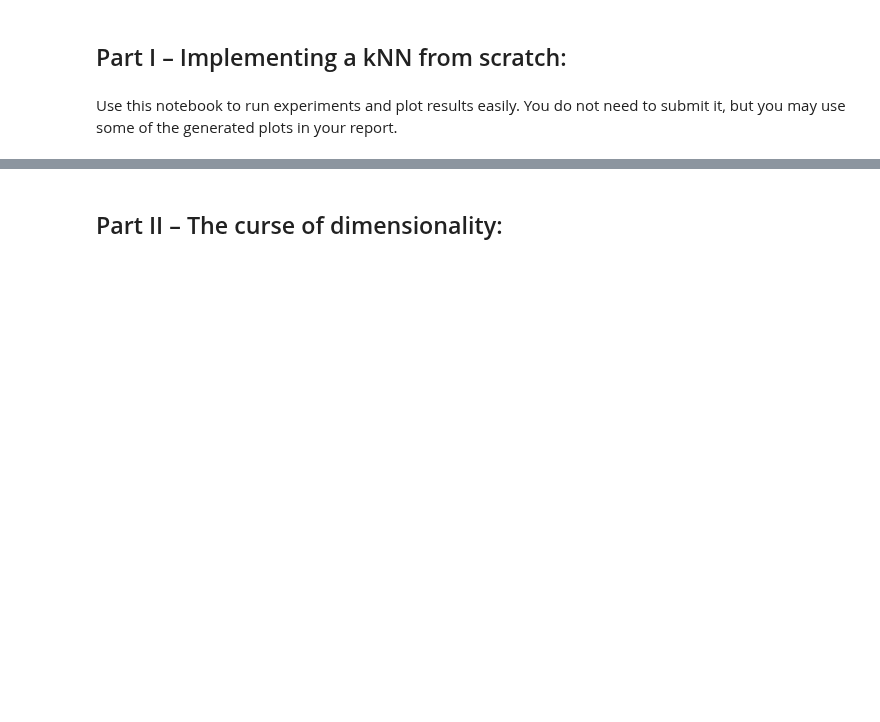
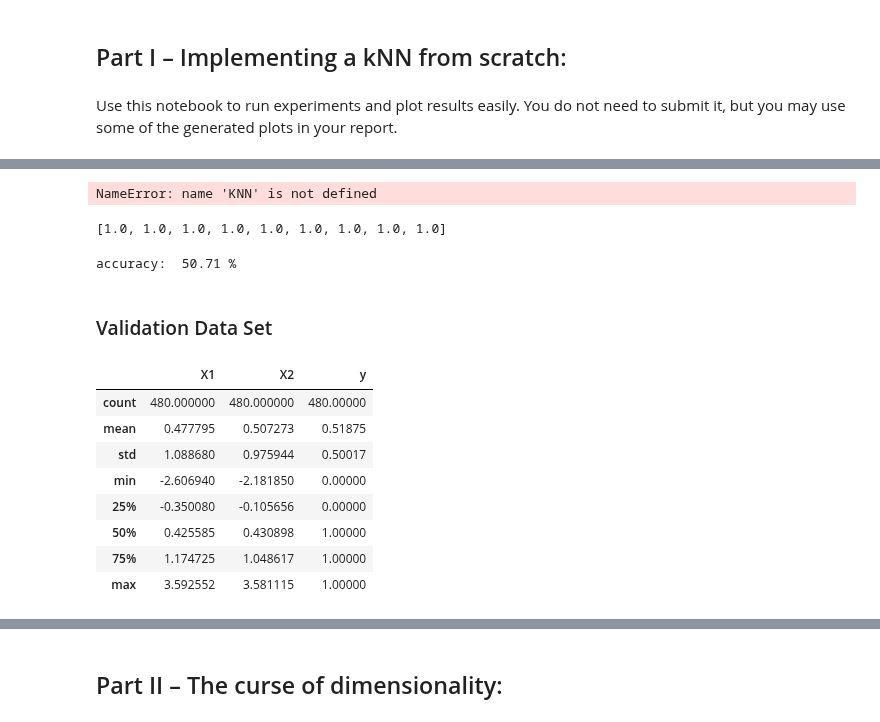
Before and after one commit to setrar/MALIS, a Jupyter notebook: projects/proj1/experiment.ipynb, the cells around one changed output, grey strips where cells are left out. Cells and saved outputs as stored; diff of their text form; code cells hidden in the pictures; blank space fills up the shorter version.

```diff
--- a/projects/proj1/experiment.ipynb
+++ b/projects/proj1/experiment.ipynb
@@ -82,0 +115,12 @@ acc
+# %%
+# Increasing k
+clf = KNN(k=200)
+clf.fit(X_train, y_train)
+# p > infinity
+y_pred = clf.minkowski_prediction(X_test,float('inf'))
+# %% [output]
+NameError: name 'KNN' is not defined
+# %%
+print(y_pred[:][1:10])
+# %% [output]
+[1.0, 1.0, 1.0, 1.0, 1.0, 1.0, 1.0, 1.0, 1.0]
@@ -82,0 +130,21 @@ acc
+# %%
+print("accuracy: ", np.round(acc*100,2),"%")
+# %% [output]
+accuracy:  50.71 %
+# %% [markdown]
+### Validation Data Set
+# %%
+#1- Data loading
+import pandas as pd
+validation_ds = pd.read_csv(data_folder + 'validation.csv', sep=',')
+validation_ds.describe()
+# %% [output]
+|  | X1 | X2 | y |
+| count | 480.000000 | 480.000000 | 480.00000 |
+| mean | 0.477795 | 0.507273 | 0.51875 |
+| std | 1.088680 | 0.975944 | 0.50017 |
+| min | -2.606940 | -2.181850 | 0.00000 |
+| 25% | -0.350080 | -0.105656 | 0.00000 |
+| 50% | 0.425585 | 0.430898 | 1.00000 |
+| 75% | 1.174725 | 1.048617 | 1.00000 |
+| max | 3.592552 | 3.581115 | 1.00000 |
```
Also changed, not shown: parts of 34 cells of this notebook, 4 other files.
